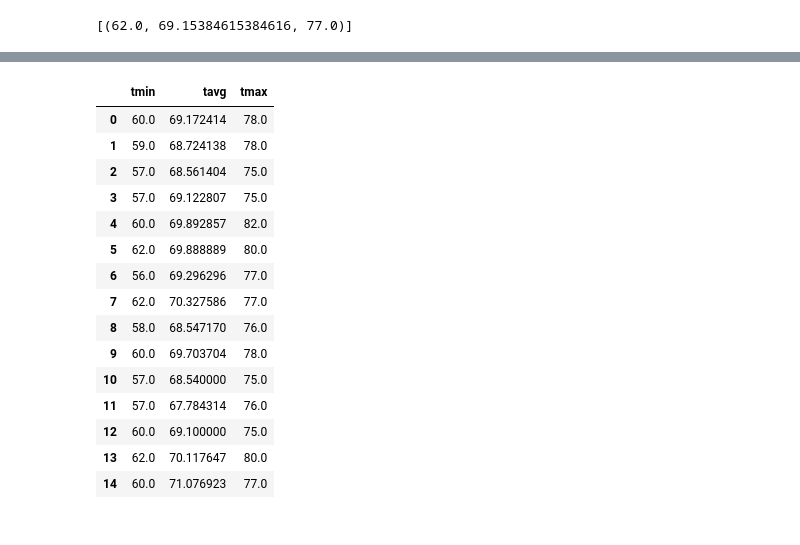
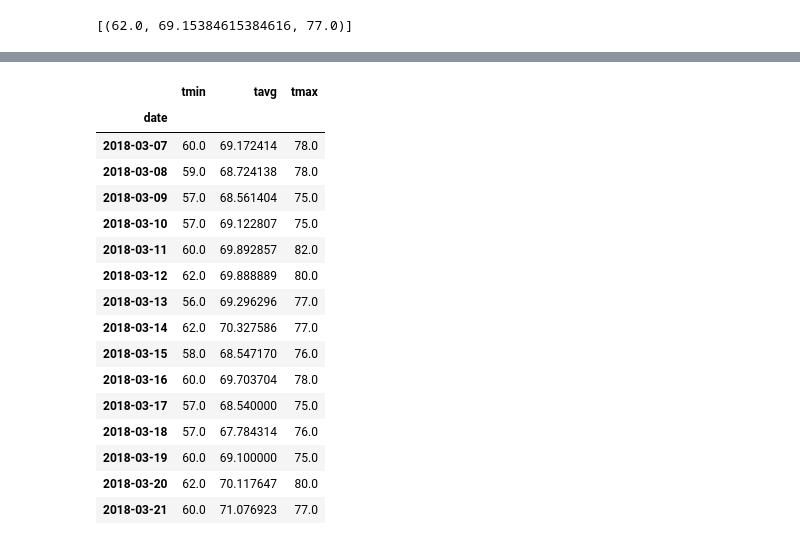
Before and after one commit to saronraut/sqlalchemy-Challenge, a Jupyter notebook: Instructions/climate_starter.ipynb, the cells around one changed output, grey strips where cells are left out. Drawn from its saved outputs; the diff is of its cells as text; code cells hidden in the pictures.

Commit message:
bonusplot completed. dates are placed weirdly'

```diff
--- a/Instructions/climate_starter.ipynb
+++ b/Instructions/climate_starter.ipynb
@@ -260,23 +260,26 @@ nrml
 # %%
 # Load the previous query results into a Pandas DataFrame and add the `trip_dates` range as the `date` index
 df_nrmls = pd.DataFrame(nrml, columns=["tmin","tavg","tmax"])
+df_nrmls['date']= trip_tf
+df_nrmls = df_nrmls.set_index(["date"])
 df_nrmls
 # %% [output]
 |  | tmin | tavg | tmax |
-| 0 | 60.0 | 69.172414 | 78.0 |
-| 1 | 59.0 | 68.724138 | 78.0 |
-| 2 | 57.0 | 68.561404 | 75.0 |
-| 3 | 57.0 | 69.122807 | 75.0 |
-| 4 | 60.0 | 69.892857 | 82.0 |
-| 5 | 62.0 | 69.888889 | 80.0 |
-| 6 | 56.0 | 69.296296 | 77.0 |
-| 7 | 62.0 | 70.327586 | 77.0 |
-| 8 | 58.0 | 68.547170 | 76.0 |
-| 9 | 60.0 | 69.703704 | 78.0 |
-| 10 | 57.0 | 68.540000 | 75.0 |
-| 11 | 57.0 | 67.784314 | 76.0 |
-| 12 | 60.0 | 69.100000 | 75.0 |
-| 13 | 62.0 | 70.117647 | 80.0 |
-| 14 | 60.0 | 71.076923 | 77.0 |
+| date |  |  |  |
+| 2018-03-07 | 60.0 | 69.172414 | 78.0 |
+| 2018-03-08 | 59.0 | 68.724138 | 78.0 |
+| 2018-03-09 | 57.0 | 68.561404 | 75.0 |
+| 2018-03-10 | 57.0 | 69.122807 | 75.0 |
+| 2018-03-11 | 60.0 | 69.892857 | 82.0 |
+| 2018-03-12 | 62.0 | 69.888889 | 80.0 |
+| 2018-03-13 | 56.0 | 69.296296 | 77.0 |
+| 2018-03-14 | 62.0 | 70.327586 | 77.0 |
+| 2018-03-15 | 58.0 | 68.547170 | 76.0 |
+| 2018-03-16 | 60.0 | 69.703704 | 78.0 |
+| 2018-03-17 | 57.0 | 68.540000 | 75.0 |
+| 2018-03-18 | 57.0 | 67.784314 | 76.0 |
+| 2018-03-19 | 60.0 | 69.100000 | 75.0 |
+| 2018-03-20 | 62.0 | 70.117647 | 80.0 |
+| 2018-03-21 | 60.0 | 71.076923 | 77.0 |
 # %%
 # Plot the daily normals as an area plot with `stacked=False`
```
Also changed, not shown: parts of 1 cell of this notebook.
